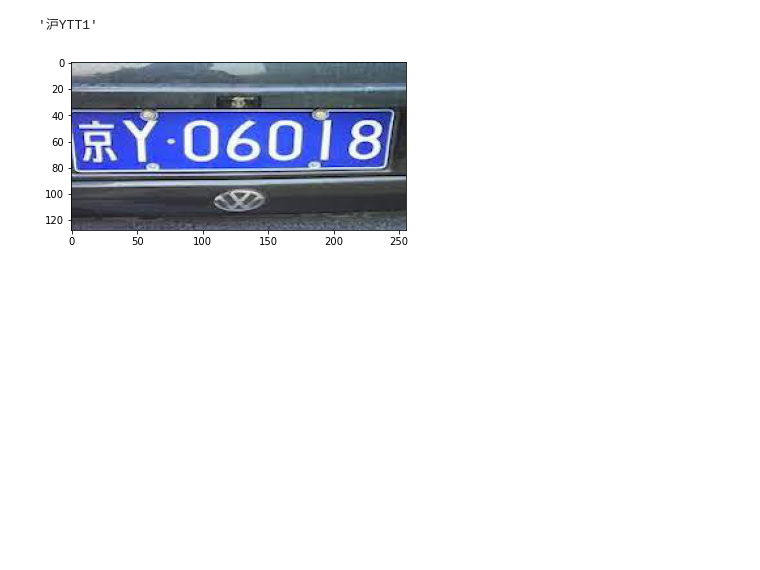
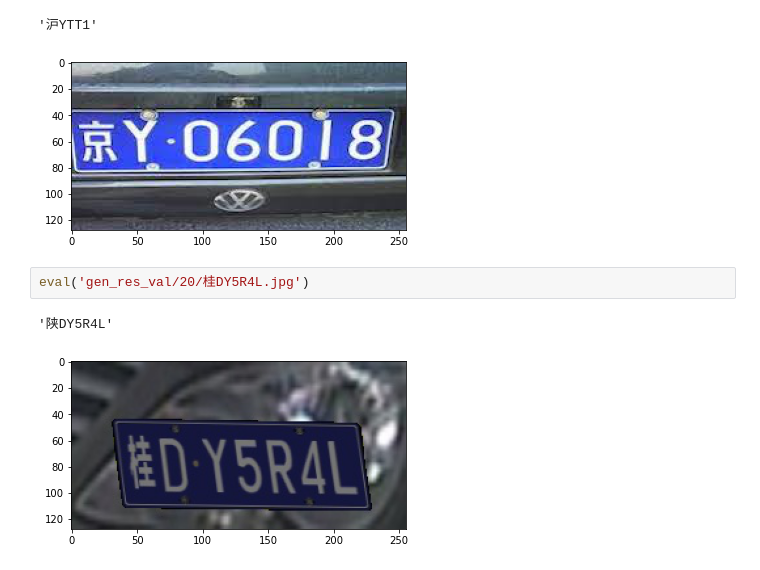
Before and after one commit to kibuniverse/neural-network-machine-learning, a Jupyter notebook: torch-car-plate/index.ipynb, the cells around one changed output. Saved outputs shown, nothing was run; the diff lists cells and outputs as text; blank space fills up the shorter version.

```diff
--- a/torch-car-plate/index.ipynb
+++ b/torch-car-plate/index.ipynb
@@ -367,3 +362,8 @@ eval('my-test3.jpg')
 # %% [output]
 '沪YTT1'
 [figure]
+# %%
+eval('gen_res_val/20/桂DY5R4L.jpg')
+# %% [output]
+'陕DY5R4L'
+[figure, added]
```
Also changed, not shown: parts of 14 cells of this notebook, 5 other files.
